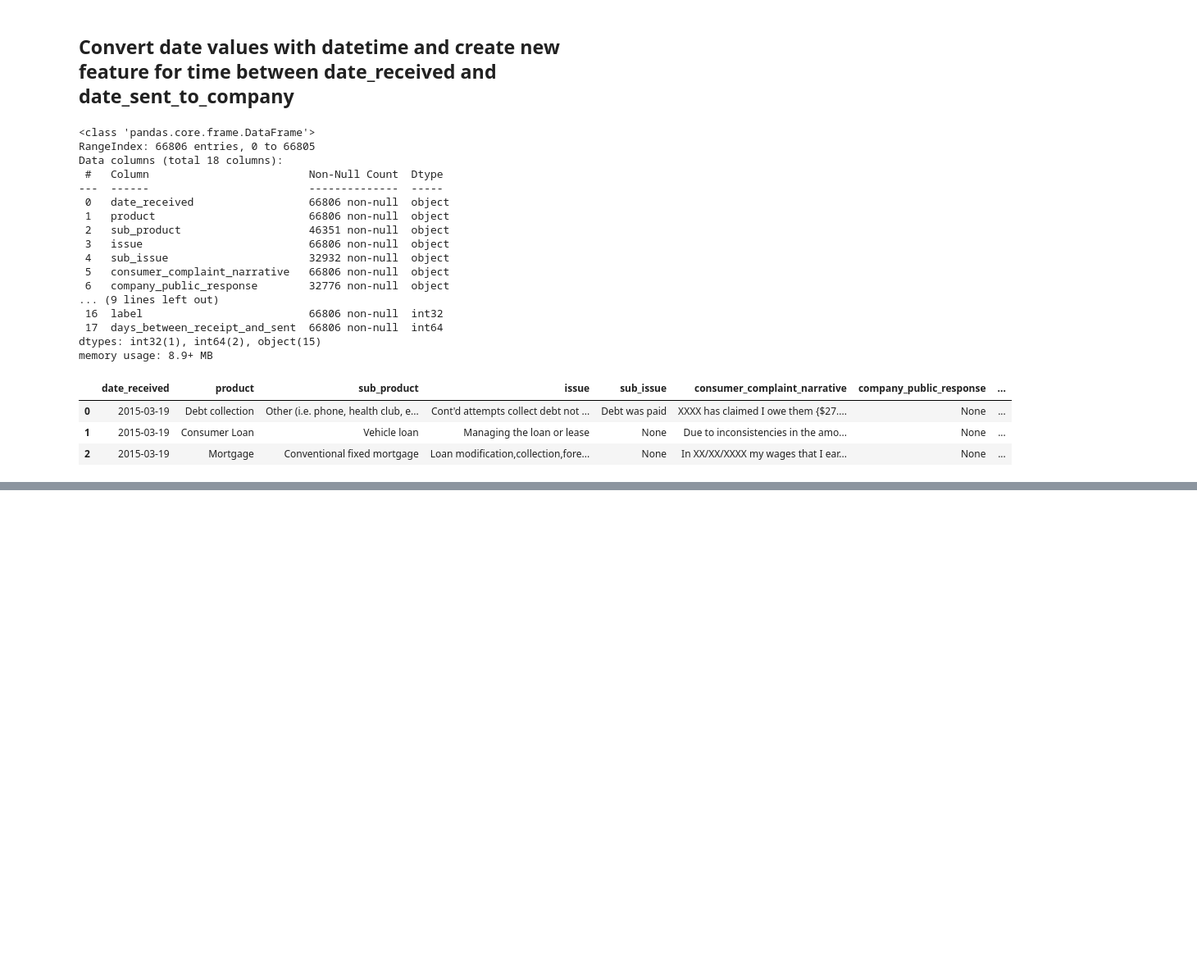
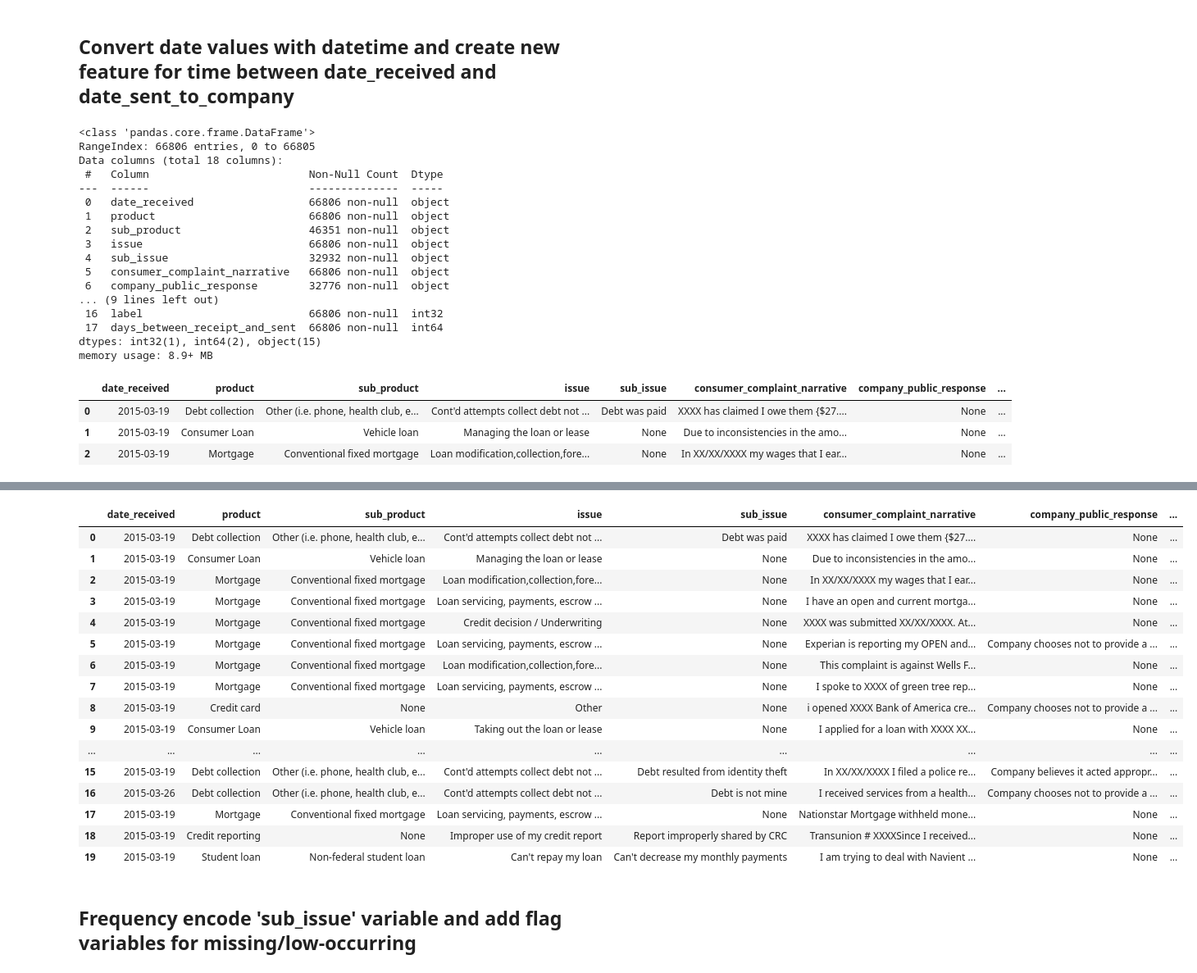
Before and after one commit to schellrw/consumer_complaints, a Jupyter notebook: 00_EDA_and_FE.ipynb, the cells around one changed output, grey strips where cells are left out. Shown: that part at 82% size. Saved outputs shown, nothing was run; the diff lists cells and outputs as text; code cells hidden in the pictures; blank space fills up the shorter version.

Commit message:
add additional frequency encoded features

```diff
--- a/00_EDA_and_FE.ipynb
+++ b/00_EDA_and_FE.ipynb
@@ -272,0 +317,7 @@ df.head(3)
+# %%
+# Vectorized operation to create binary flag variable for low-occuring sub_product
+df['sub_product_low_flag'] = np.where(
+    (df['sub_product_freq'] <= 0.01) & (pd.isna(df['sub_product']) == False),
+    1,
+    0
+)
@@ -272,0 +326,3 @@ df.head(3)
+# %%
+issue_freq = df.groupby('issue').size() / len(df)
+issue_freq
@@ -272,0 +347,14 @@ df.head(3)
+# %%
+# Vectorized operation to frequency encode issue category
+df['issue_freq'] = np.where(
+    pd.isna(df['issue']) == False,
+    df['issue'].map(issue_freq),
+    -1
+)
+# %%
+# Vectorized operation to create binary flag variable for low-occuring issue
+df['issue_low_flag'] = np.where(
+    (df['issue_freq'] <= 0.01) & (pd.isna(df['issue']) == False),
+    1,
+    0
+)
@@ -272,0 +381,22 @@ df.head(3)
+# %%
+df.head(20)
+# %% [output]
+|  | date_received | product | sub_product | issue | sub_issue | consumer_complaint_narrative | company_public_response | ... |
+| 0 | 2015-03-19 | Debt collection | Other (i.e. phone, health club, e... | Cont'd attempts collect debt not ... | Debt was paid | XXXX has claimed I owe them {$27.... | None | ... |
+| 1 | 2015-03-19 | Consumer Loan | Vehicle loan | Managing the loan or lease | None | Due to inconsistencies in the amo... | None | ... |
+| 2 | 2015-03-19 | Mortgage | Conventional fixed mortgage | Loan modification,collection,fore... | None | In XX/XX/XXXX my wages that I ear... | None | ... |
+| 3 | 2015-03-19 | Mortgage | Conventional fixed mortgage | Loan servicing, payments, escrow ... | None | I have an open and current mortga... | None | ... |
+| 4 | 2015-03-19 | Mortgage | Conventional fixed mortgage | Credit decision / Underwriting | None | XXXX was submitted XX/XX/XXXX. At... | None | ... |
+| 5 | 2015-03-19 | Mortgage | Conventional fixed mortgage | Loan servicing, payments, escrow ... | None | Experian is reporting my OPEN and... | Company chooses not to provide a ... | ... |
+| 6 | 2015-03-19 | Mortgage | Conventional fixed mortgage | Loan modification,collection,fore... | None | This complaint is against Wells F... | None | ... |
+| 7 | 2015-03-19 | Mortgage | Conventional fixed mortgage | Loan servicing, payments, escrow ... | None | I spoke to XXXX of green tree rep... | None | ... |
+| 8 | 2015-03-19 | Credit card | None | Other | None | i opened XXXX Bank of America cre... | Company chooses not to provide a ... | ... |
+| 9 | 2015-03-19 | Consumer Loan | Vehicle loan | Taking out the loan or lease | None | I applied for a loan with XXXX XX... | None | ... |
+| ... | ... | ... | ... | ... | ... | ... | ... | ... |
+| 15 | 2015-03-19 | Debt collection | Other (i.e. phone, health club, e... | Cont'd attempts collect debt not ... | Debt resulted from identity theft | In XX/XX/XXXX I filed a police re... | Company believes it acted appropr... | ... |
+| 16 | 2015-03-26 | Debt collection | Other (i.e. phone, health club, e... | Cont'd attempts collect debt not ... | Debt is not mine | I received services from a health... | Company chooses not to provide a ... | ... |
+| 17 | 2015-03-19 | Mortgage | Conventional fixed mortgage | Loan servicing, payments, escrow ... | None | Nationstar Mortgage withheld mone... | None | ... |
+| 18 | 2015-03-19 | Credit reporting | None | Improper use of my credit report | Report improperly shared by CRC | Transunion # XXXXSince I received... | None | ... |
+| 19 | 2015-03-19 | Student loan | Non-federal student loan | Can't repay my loan | Can't decrease my monthly payments | I am trying to deal with Navient ... | None | ... |
+# %% [markdown]
+## Frequency encode 'sub_issue' variable and add flag variables for missing/low-occurring
```
Also changed, not shown: parts of 33 cells of this notebook, 1 other file.
